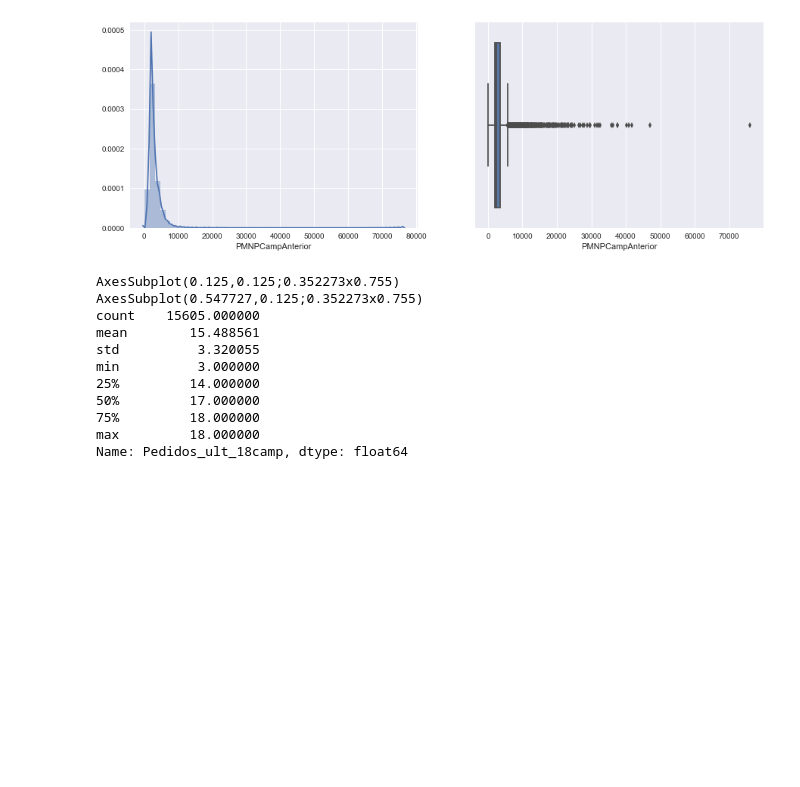
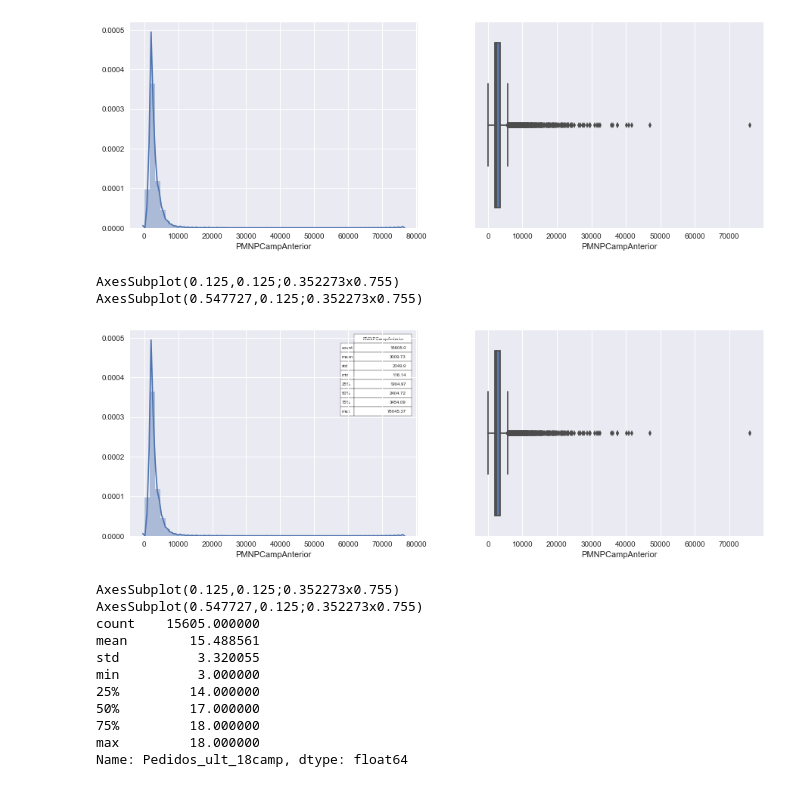
Before and after one commit to carlosfg97/pdp, a Jupyter notebook: ModeloPDP.ipynb, the cells around one changed output. Saved outputs shown, nothing was run; the diff lists cells and outputs as text; code cells hidden in the pictures; blank space fills up the shorter version.

Commit message:
improved exploratory graphs. outlier handling missing

```diff
--- a/ModeloPDP.ipynb
+++ b/ModeloPDP.ipynb
@@ -124,8 +126,11 @@ df2.describe()
 # Exploración y visualización
 # %%
 import seaborn as sns
+import matplotlib.pyplot as plt
+%matplotlib inline
 
-def VarDescr (x):
+
+'''def VarDescr (x):
     sns.set()
     fig, ax = plt.subplots(figsize=(15,5), ncols=2)
     sns.set_style("whitegrid")
@@ -133,7 +138,9 @@ def VarDescr (x):
     print(sns.boxplot(x=x, ax = ax[1]))
     print(x.describe())
 
-VarDescr(df2['PMNPCampAnterior'])
+VarDescr(df2['PMNPCampAnterior'])'''
+
+from pandas.plotting import table and table(ax[2], np.round(df2['VarMCT3Camp'].describe(), 2))
 # %% [output]
 AxesSubplot(0.125,0.125;0.352273x0.755)
 AxesSubplot(0.547727,0.125;0.352273x0.755)
@@ -147,6 +154,24 @@ min        116.138803
 max      76045.373449
 Name: PMNPCampAnterior, dtype: float64
 [figure]
+# %%
+import seaborn as sns
+import matplotlib.pyplot as plt
+from pandas.plotting import table
+%matplotlib inline
+
+
+
+sns.set()
+fig, ax = plt.subplots(figsize=(15,5), ncols=2)
+sns.set_style("whitegrid")
+table(ax[0], np.round(df2['PMNPCampAnterior'].describe(), 2),loc='upper right', colWidths=[0.2, 0.2, 0.2])
+print(sns.distplot(df2['PMNPCampAnterior'], ax = ax[0]))
+print(sns.boxplot(x=df2['PMNPCampAnterior'], ax = ax[1]))
+# %% [output]
+AxesSubplot(0.125,0.125;0.352273x0.755)
+AxesSubplot(0.547727,0.125;0.352273x0.755)
+[figure, added]
 # %%
 VarDescr(df2['Pedidos_ult_18camp'])
 # %% [output]
```
Also changed, not shown: parts of 8 cells of this notebook.
